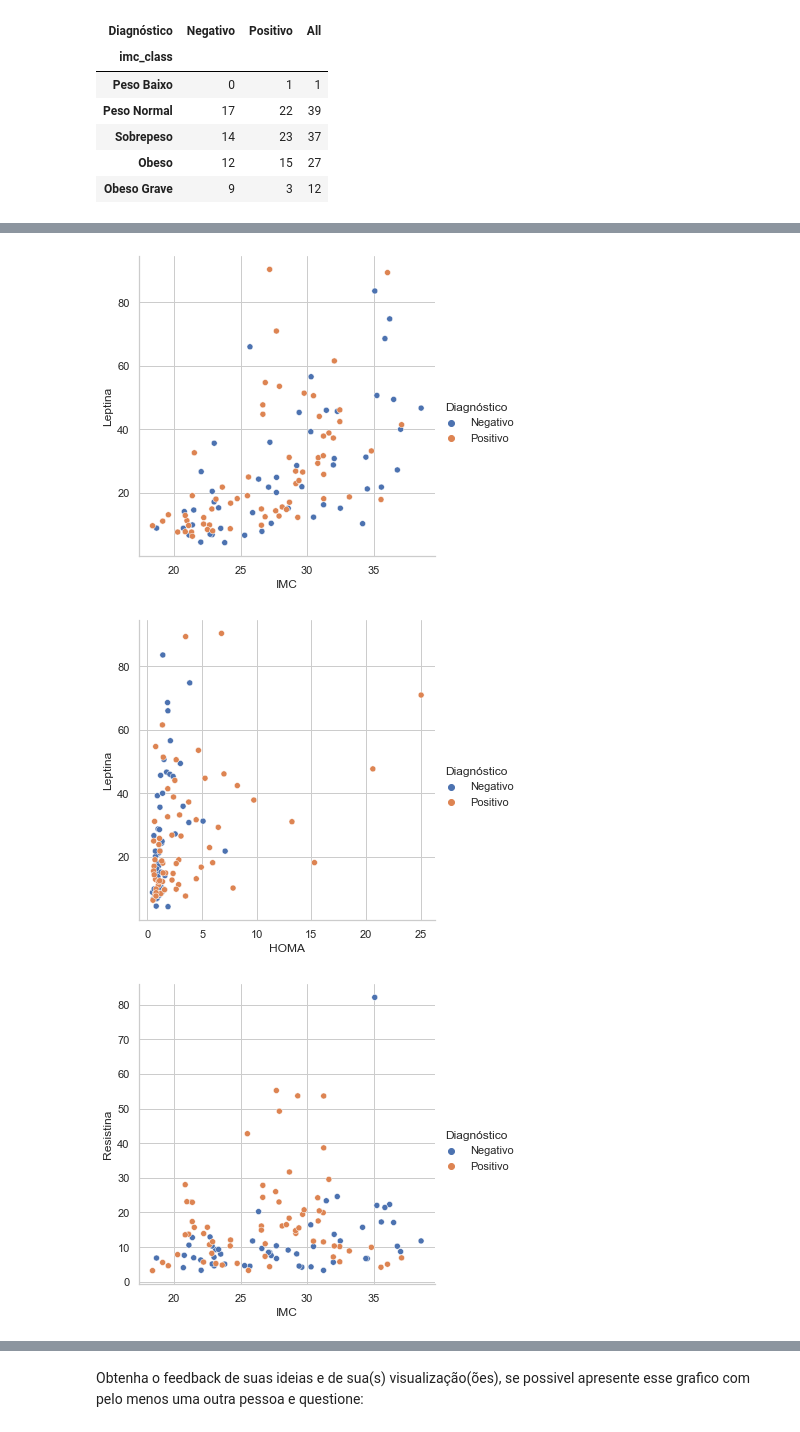
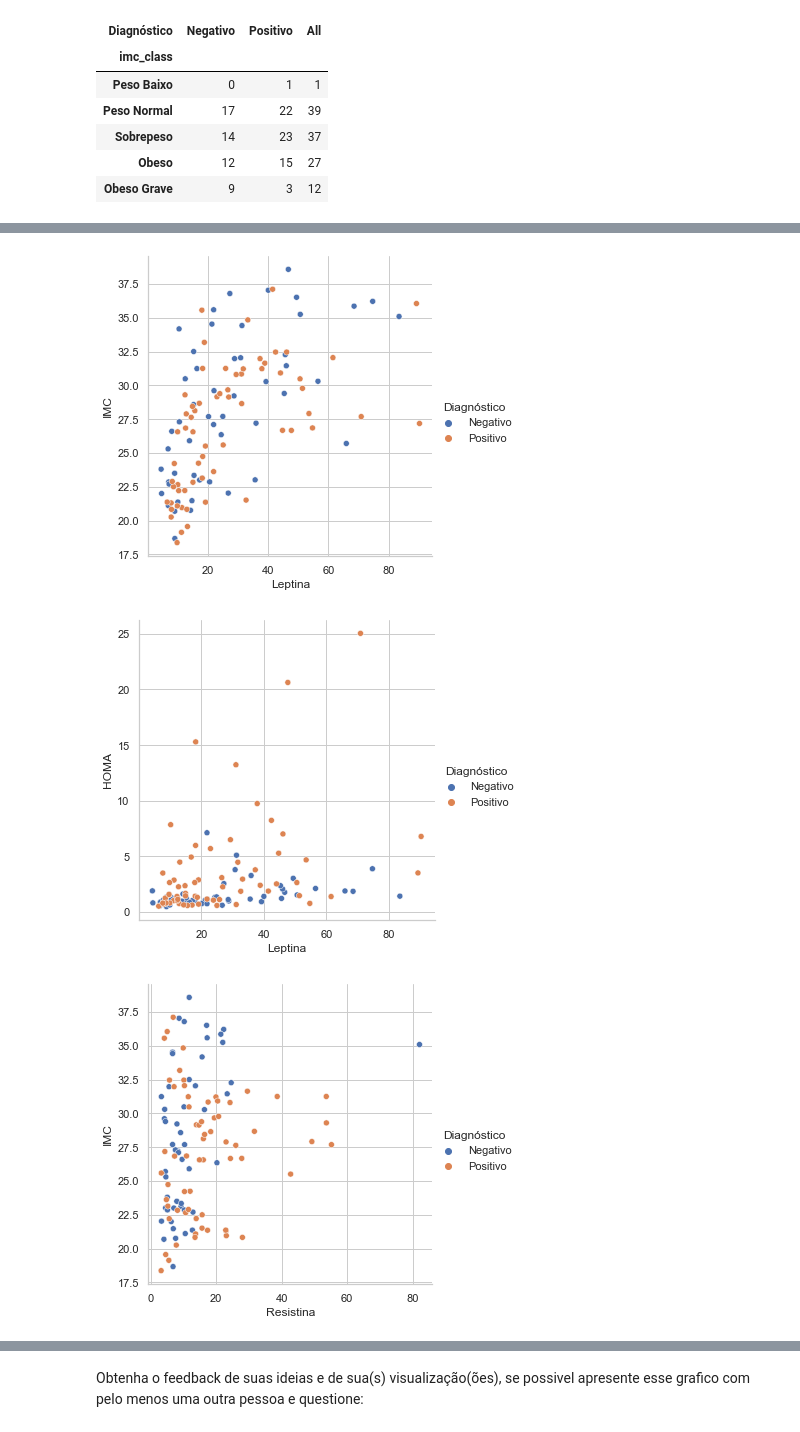
Before and after one commit to flaviowu/Blue_DS, a Jupyter notebook: Modulo2/projeto_02/projeto_2.ipynb, the cells around one changed output, grey strips where cells are left out. Saved outputs shown, nothing was run; the diff lists cells and outputs as text; code cells hidden in the pictures.

```diff
--- a/Modulo2/projeto_02/projeto_2.ipynb
+++ b/Modulo2/projeto_02/projeto_2.ipynb
@@ -62,0 +83,2 @@ data.tail(3)
+# %%
+data['Classification'] = data['Classification'].astype(np.int64)
@@ -272,13 +359,13 @@ plt.title('IMC x Diagnóstico');
 # %%
-sns.relplot(x='IMC', y='Leptina', hue='Diagnóstico', data=data);
+sns.relplot(y='IMC', x='Leptina', hue='Diagnóstico', data=data);
 # %% [output]
-[figure, old version]
+[figure, new version]
 # %%
-sns.relplot(x='HOMA', y='Leptina', hue='Diagnóstico', data=data);
+sns.relplot(y='HOMA', x='Leptina', hue='Diagnóstico', data=data);
 # %% [output]
-[figure, old version]
+[figure, new version]
 # %%
-sns.relplot(x='IMC', y='Resistina', hue='Diagnóstico', data=data);
+sns.relplot(y='IMC', x='Resistina', hue='Diagnóstico', data=data);
 # %% [output]
-[figure, old version]
+[figure, new version]
 # %%
```
Also changed, not shown: parts of 50 cells of this notebook.
